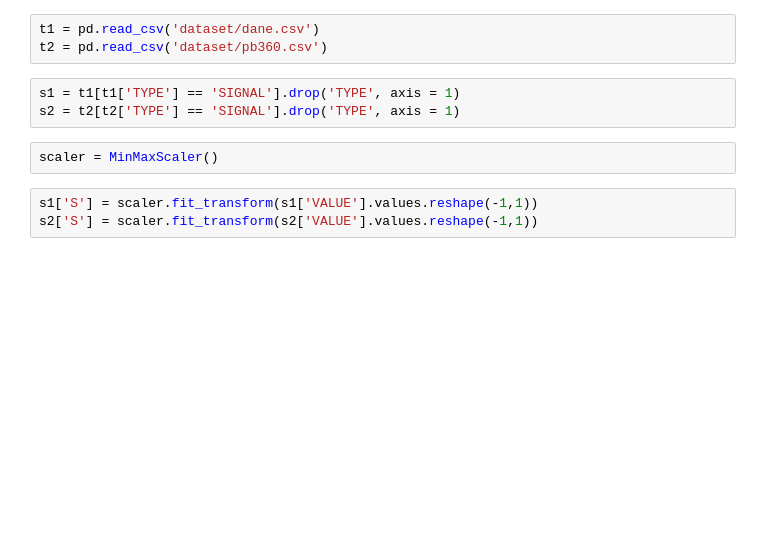
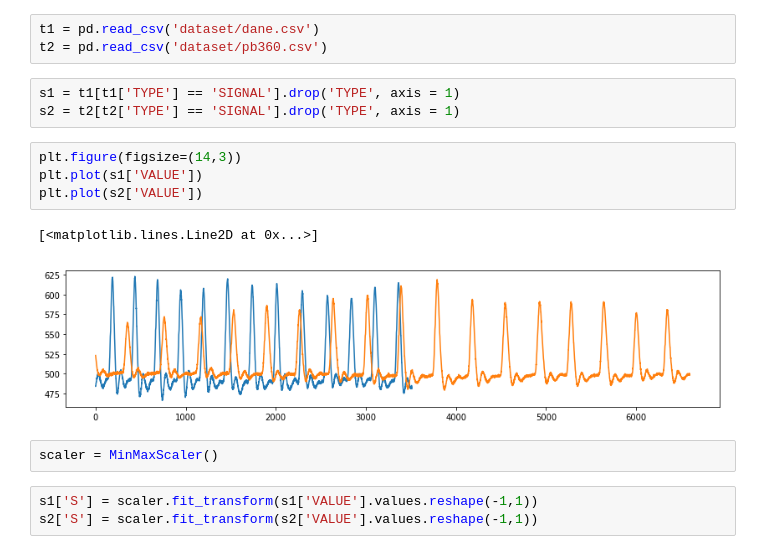
Before and after one commit to piotrbazan/machine-learning, a Jupyter notebook: projects/ecg/raw_signals.ipynb, the cells around one changed output. Saved outputs shown, nothing was run; the diff lists cells and outputs as text; blank space fills up the shorter version.

```diff
--- a/projects/ecg/raw_signals.ipynb
+++ b/projects/ecg/raw_signals.ipynb
@@ -33,6 +43,13 @@ t2 = pd.read_csv('dataset/pb360.csv')
 # %%
 s1 = t1[t1['TYPE'] == 'SIGNAL'].drop('TYPE', axis = 1)
 s2 = t2[t2['TYPE'] == 'SIGNAL'].drop('TYPE', axis = 1)
+# %%
+plt.figure(figsize=(14,3))
+plt.plot(s1['VALUE'])
+plt.plot(s2['VALUE'])
+# %% [output]
+[<matplotlib.lines.Line2D at 0x...>]
+[figure, added]
 # %%
 scaler = MinMaxScaler()
 # %%
```
Also changed, not shown: parts of 5 cells of this notebook.
